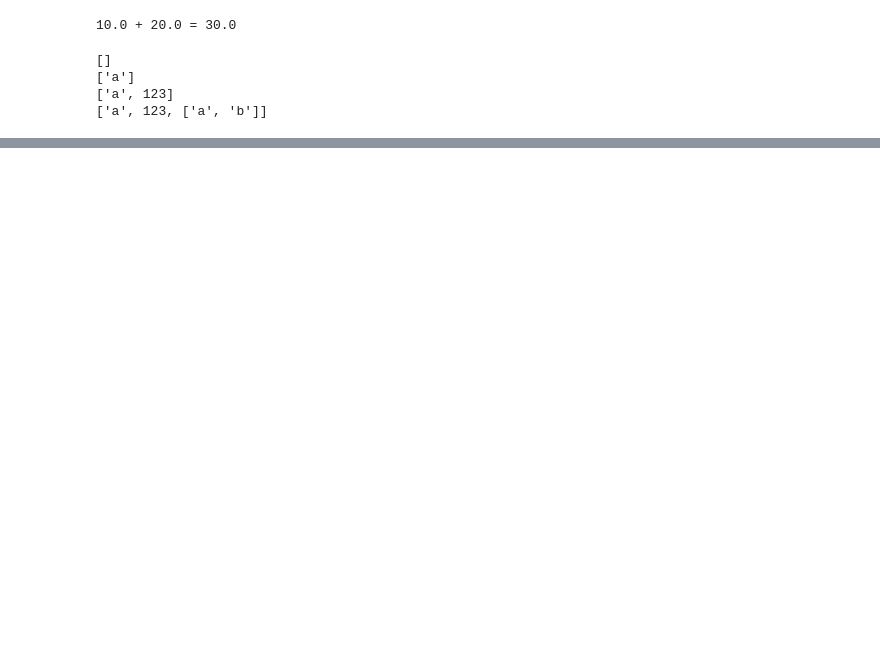
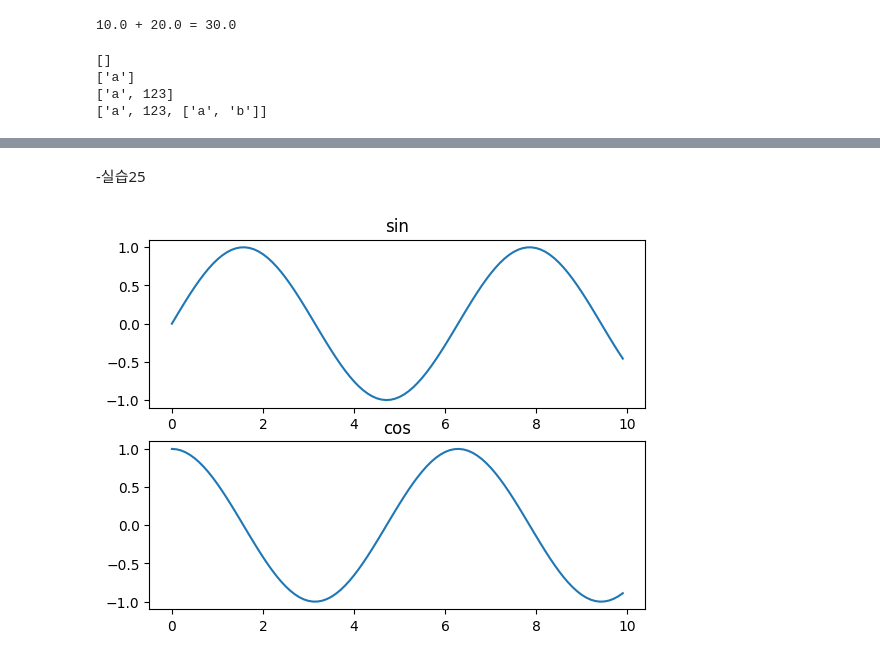
Before and after one commit to linearAlgebra2024/-2, a Jupyter notebook: Untitled0.ipynb, the cells around one changed output, grey strips where cells are left out. Drawn from its saved outputs; the diff is of its cells as text; code cells hidden in the pictures; blank space fills up the shorter version.

```diff
--- a/Untitled0.ipynb
+++ b/Untitled0.ipynb
@@ -120,0 +572,14 @@ print (x)
+# %% [markdown]
+-실습25
+# %%
+plt.subplot(2, 1, 1)
+plt.plot(x, y_sin)
+plt.title('sin')
+
+plt.subplot(2, 1, 2)
+plt.plot(x, y_cos)
+plt.title('cos')
+
+plt.show()
+# %% [output]
+[figure, added]
```
Also changed, not shown: parts of 38 cells of this notebook.
